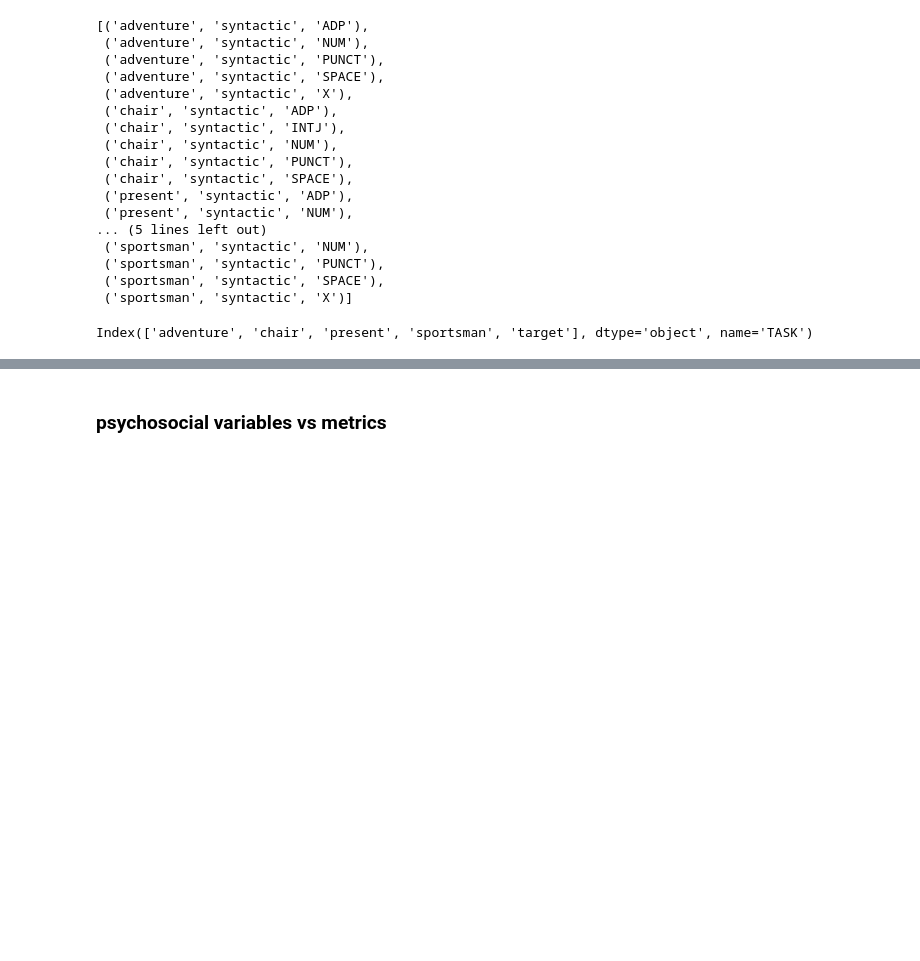
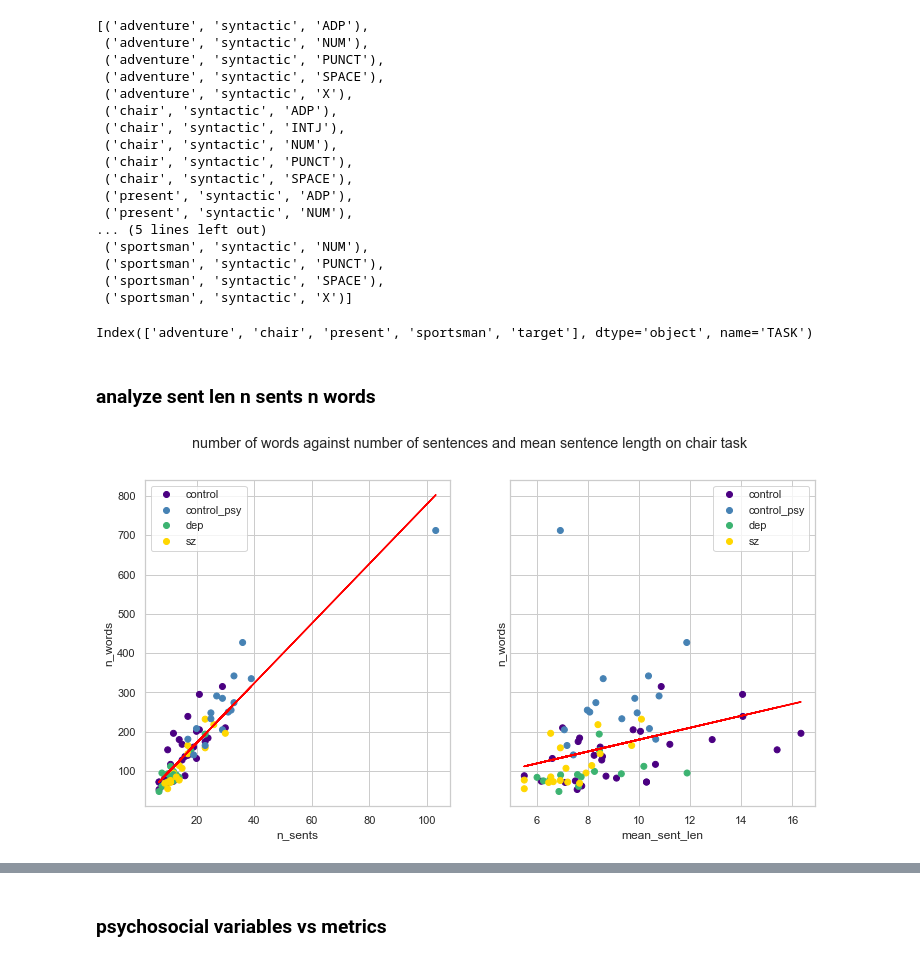
Before and after one commit to flying-bear/MA_thesis, a Jupyter notebook: scores_ru.ipynb, the cells around one changed output, grey strips where cells are left out. Cells and saved outputs as stored; diff of their text form; code cells hidden in the pictures; blank space fills up the shorter version.

```diff
--- a/scores_ru.ipynb
+++ b/scores_ru.ipynb
@@ -722,3 +722,37 @@ def corr_thresh(df, target, thresh=0.3, drop_target=True):
 def ttest(df, test_columns, group):
     s_t, res_t = display_group_test(df, test_columns, group, stats.ttest_ind, stat_name='t', alpha=a)
     return res_t[['t', 'p']]
+# %% [markdown]
+### analyze sent len n sents n words
+# %%
+c_map = {'control': 0, 'control_psy': 1, 'dep': 2, 'sz': 3}
+# %%
+def plot_scatter_corr(x, y, x_name, y_name, ax, title=None, c=None,
+                      cmap_colors=('indigo', 'steelblue', 'mediumseagreen', 'gold'),
+                      classes=('control', 'control_psy', 'dep', 'sz')):
+    r = stats.pearsonr(x, y).statistic
+    X = sm.add_constant(x)
+    model = sm.OLS(y, X).fit()
+    ypred = model.predict(X)
+    ax.plot(x, ypred, color='red', label=f'coef: {model.params[1]:.2f} \ncorr: {r:.2f}')
+
+    if c is not None:
+        cmap = ListedColormap(cmap_colors)
+        scatter = ax.scatter(x, y, c=c, cmap=cmap)
+        ax.legend(handles=scatter.legend_elements()[0], labels=classes)
+    else:
+        scatter = ax.scatter(x, y)
+    ax.set_xlabel(x_name)
+    ax.set_ylabel(y_name)
+# %%
+fig, axes = plt.subplots(1, 2, sharey=True, figsize=(12, 6))
+tdf = task_data(merge_df, 'chair', keep_target=True)
+fig.suptitle('number of words against number of sentences and mean sentence length on chair task')
+c = [c_map[label] for label in tdf['target']['diagnosis.type']]
+plot_scatter_corr(tdf[('syntactic', 'n_sents')], tdf[('lexical', 'n_words')],
+                 x_name='n_sents', y_name='n_words', ax=axes[0], c=c)
+plot_scatter_corr(tdf[('syntactic', 'mean_sent_len')], tdf[('lexical', 'n_words')],
+                 x_name='mean_sent_len', y_name='n_words', ax=axes[1], c=c)
+plt.savefig(f'{PATH_FIG}n_words_n_sents_chair.png', dpi=150, bbox_inches = 'tight')
+# %% [output]
+[figure, added]
```
Also changed, not shown: parts of 54 cells of this notebook, 1 other file.
